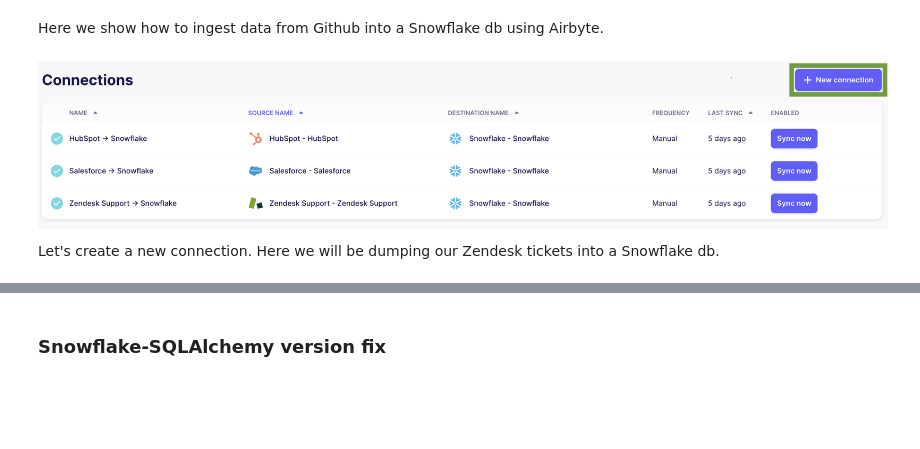
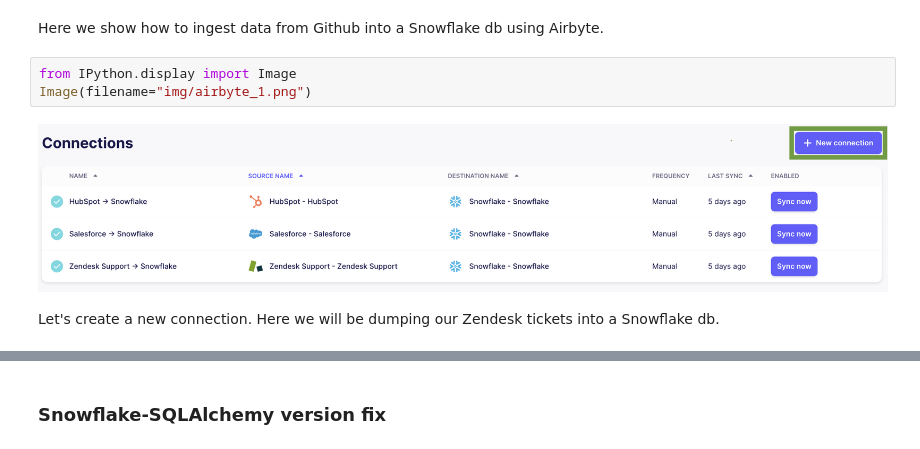
Before and after one commit to backend-engineer1/lliama, a Jupyter notebook: docs/guides/tutorials/Airbyte_demo.ipynb, the cells around one changed output, grey strips where cells are left out. Drawn from its saved outputs; the diff is of its cells as text; blank space fills up the shorter version.

```diff
--- a/docs/guides/tutorials/Airbyte_demo.ipynb
+++ b/docs/guides/tutorials/Airbyte_demo.ipynb
@@ -14,7 +14,10 @@ We will show how to generate SQL queries on a Snowflake db generated by Airbyte.
 ### Airbyte ingestion
 # %% [markdown]
 Here we show how to ingest data from Github into a Snowflake db using Airbyte.
+# %%
+from IPython.display import Image
+Image(filename="img/airbyte_1.png")
+# %% [output]
+[figure, added]
 # %% [markdown]
-![airbyte_1.png](attachment:airbyte_1.png)
-
 Let's create a new connection. Here we will be dumping our Zendesk tickets into a Snowflake db.
```
Also changed, not shown: parts of 17 cells of this notebook, 11 other files.
